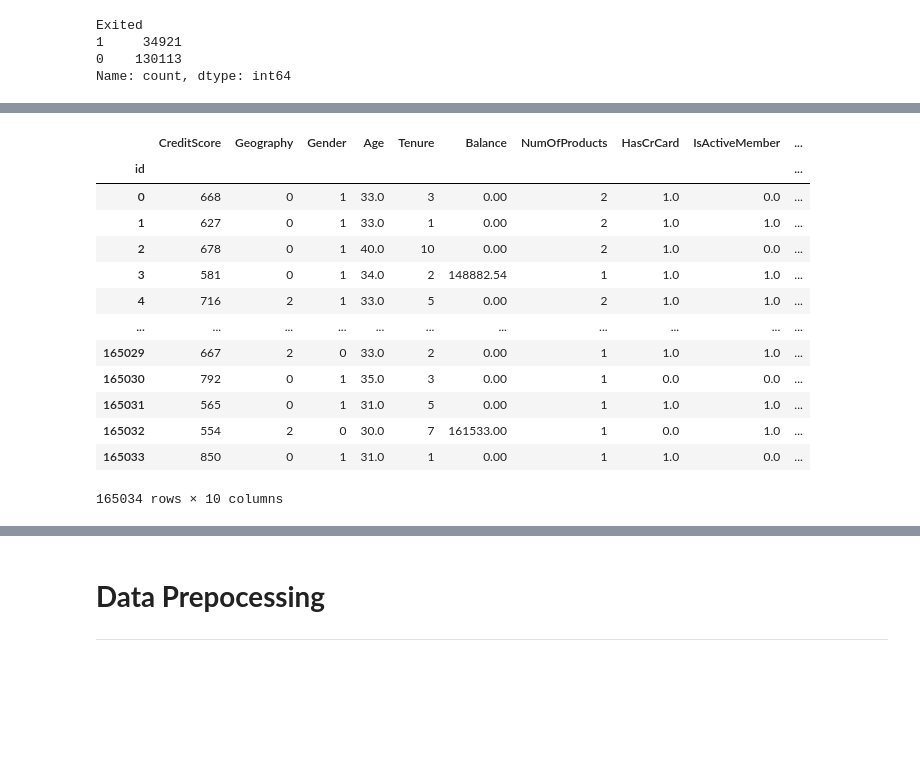
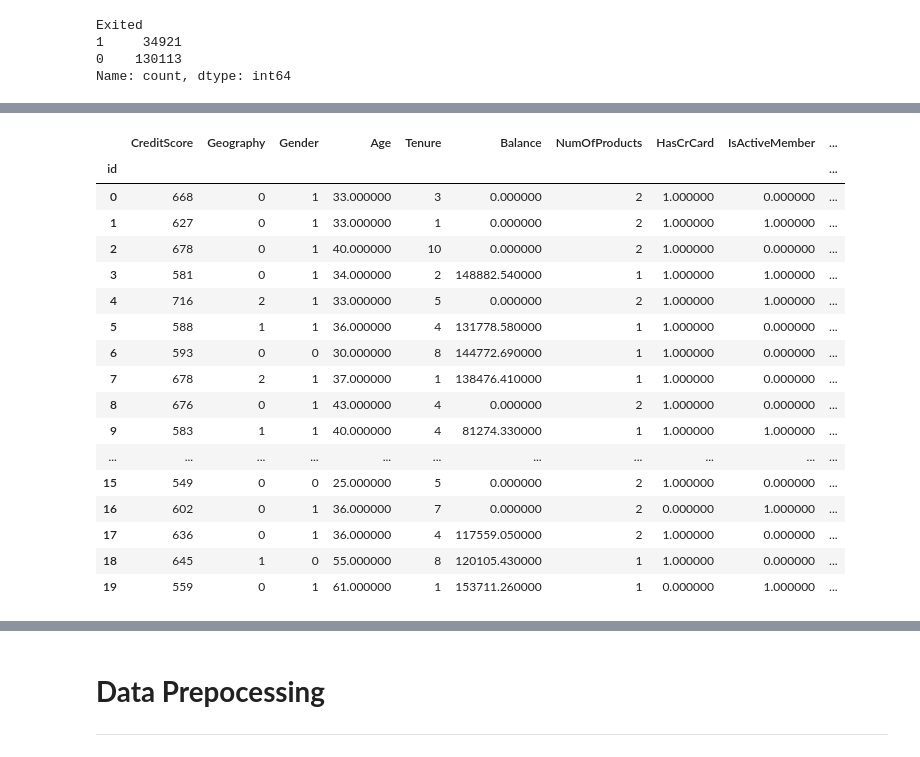
Before and after one commit to brmil07/Kaggle_Projects, a Jupyter notebook: binary-classification-with-a-bank-churn-dataset.ipynb, the cells around one changed output, grey strips where cells are left out. Cells and saved outputs as stored; diff of their text form; code cells hidden in the pictures; blank space fills up the shorter version.

```diff
--- a/binary-classification-with-a-bank-churn-dataset.ipynb
+++ b/binary-classification-with-a-bank-churn-dataset.ipynb
@@ -189,23 +189,27 @@ labelencoder = LabelEncoder()
 for col in t_df.columns:
     if t_df[col].dtypes == 'object':
         t_df.loc[:, col] = labelencoder.fit_transform(t_df[col])
-
-t_df
-# %% [output]
-|  | CreditScore | Geography | Gender | Age | Tenure | Balance | NumOfProducts | HasCrCard | IsActiveMember | ... |
-| id |  |  |  |  |  |  |  |  |  | ... |
-| 0 | 668 | 0 | 1 | 33.0 | 3 | 0.00 | 2 | 1.0 | 0.0 | ... |
-| 1 | 627 | 0 | 1 | 33.0 | 1 | 0.00 | 2 | 1.0 | 1.0 | ... |
-| 2 | 678 | 0 | 1 | 40.0 | 10 | 0.00 | 2 | 1.0 | 0.0 | ... |
-| 3 | 581 | 0 | 1 | 34.0 | 2 | 148882.54 | 1 | 1.0 | 1.0 | ... |
-| 4 | 716 | 2 | 1 | 33.0 | 5 | 0.00 | 2 | 1.0 | 1.0 | ... |
-| ... | ... | ... | ... | ... | ... | ... | ... | ... | ... | ... |
-| 165029 | 667 | 2 | 0 | 33.0 | 2 | 0.00 | 1 | 1.0 | 1.0 | ... |
-| 165030 | 792 | 0 | 1 | 35.0 | 3 | 0.00 | 1 | 0.0 | 0.0 | ... |
-| 165031 | 565 | 0 | 1 | 31.0 | 5 | 0.00 | 1 | 1.0 | 1.0 | ... |
-| 165032 | 554 | 2 | 0 | 30.0 | 7 | 161533.00 | 1 | 0.0 | 1.0 | ... |
-| 165033 | 850 | 0 | 1 | 31.0 | 1 | 0.00 | 1 | 1.0 | 0.0 | ... |
-165034 rows × 10 columns
+# %%
+t_df[:20].style.background_gradient(cmap='crest')
+# %% [output]
+|  | CreditScore | Geography | Gender | Age | Tenure | Balance | NumOfProducts | HasCrCard | IsActiveMember | ... |
+| id |  |  |  |  |  |  |  |  |  | ... |
+| 0 | 668 | 0 | 1 | 33.000000 | 3 | 0.000000 | 2 | 1.000000 | 0.000000 | ... |
+| 1 | 627 | 0 | 1 | 33.000000 | 1 | 0.000000 | 2 | 1.000000 | 1.000000 | ... |
+| 2 | 678 | 0 | 1 | 40.000000 | 10 | 0.000000 | 2 | 1.000000 | 0.000000 | ... |
+| 3 | 581 | 0 | 1 | 34.000000 | 2 | 148882.540000 | 1 | 1.000000 | 1.000000 | ... |
+| 4 | 716 | 2 | 1 | 33.000000 | 5 | 0.000000 | 2 | 1.000000 | 1.000000 | ... |
+| 5 | 588 | 1 | 1 | 36.000000 | 4 | 131778.580000 | 1 | 1.000000 | 0.000000 | ... |
+| 6 | 593 | 0 | 0 | 30.000000 | 8 | 144772.690000 | 1 | 1.000000 | 0.000000 | ... |
+| 7 | 678 | 2 | 1 | 37.000000 | 1 | 138476.410000 | 1 | 1.000000 | 0.000000 | ... |
+| 8 | 676 | 0 | 1 | 43.000000 | 4 | 0.000000 | 2 | 1.000000 | 0.000000 | ... |
+| 9 | 583 | 1 | 1 | 40.000000 | 4 | 81274.330000 | 1 | 1.000000 | 1.000000 | ... |
+| ... | ... | ... | ... | ... | ... | ... | ... | ... | ... | ... |
+| 15 | 549 | 0 | 0 | 25.000000 | 5 | 0.000000 | 2 | 1.000000 | 0.000000 | ... |
+| 16 | 602 | 0 | 1 | 36.000000 | 7 | 0.000000 | 2 | 0.000000 | 1.000000 | ... |
+| 17 | 636 | 0 | 1 | 36.000000 | 4 | 117559.050000 | 2 | 1.000000 | 0.000000 | ... |
+| 18 | 645 | 1 | 0 | 55.000000 | 8 | 120105.430000 | 1 | 1.000000 | 0.000000 | ... |
+| 19 | 559 | 0 | 1 | 61.000000 | 1 | 153711.260000 | 1 | 0.000000 | 1.000000 | ... |
 # %%
 corr = t_df.corr()
 # plot the heatmap
```
Also changed, not shown: parts of 4 cells of this notebook.
